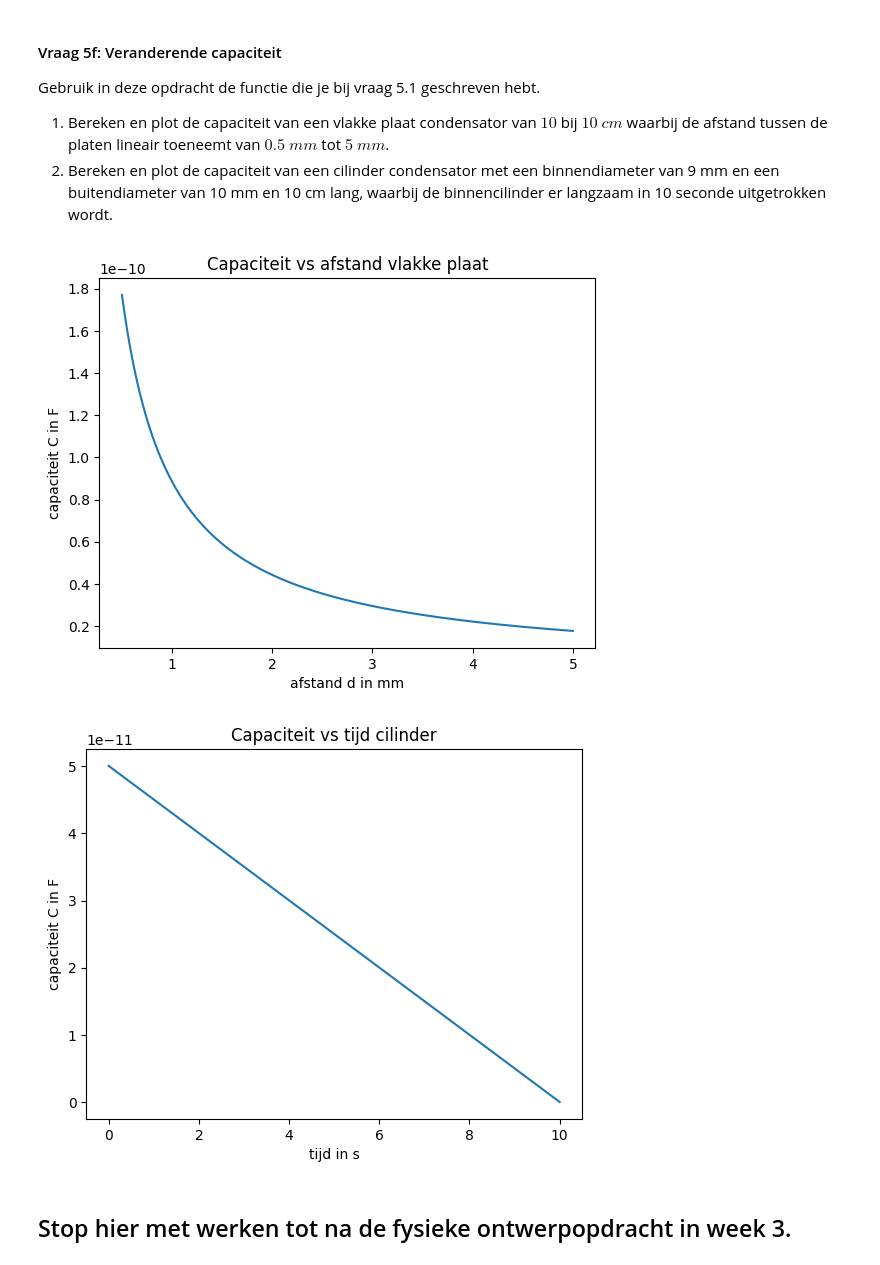
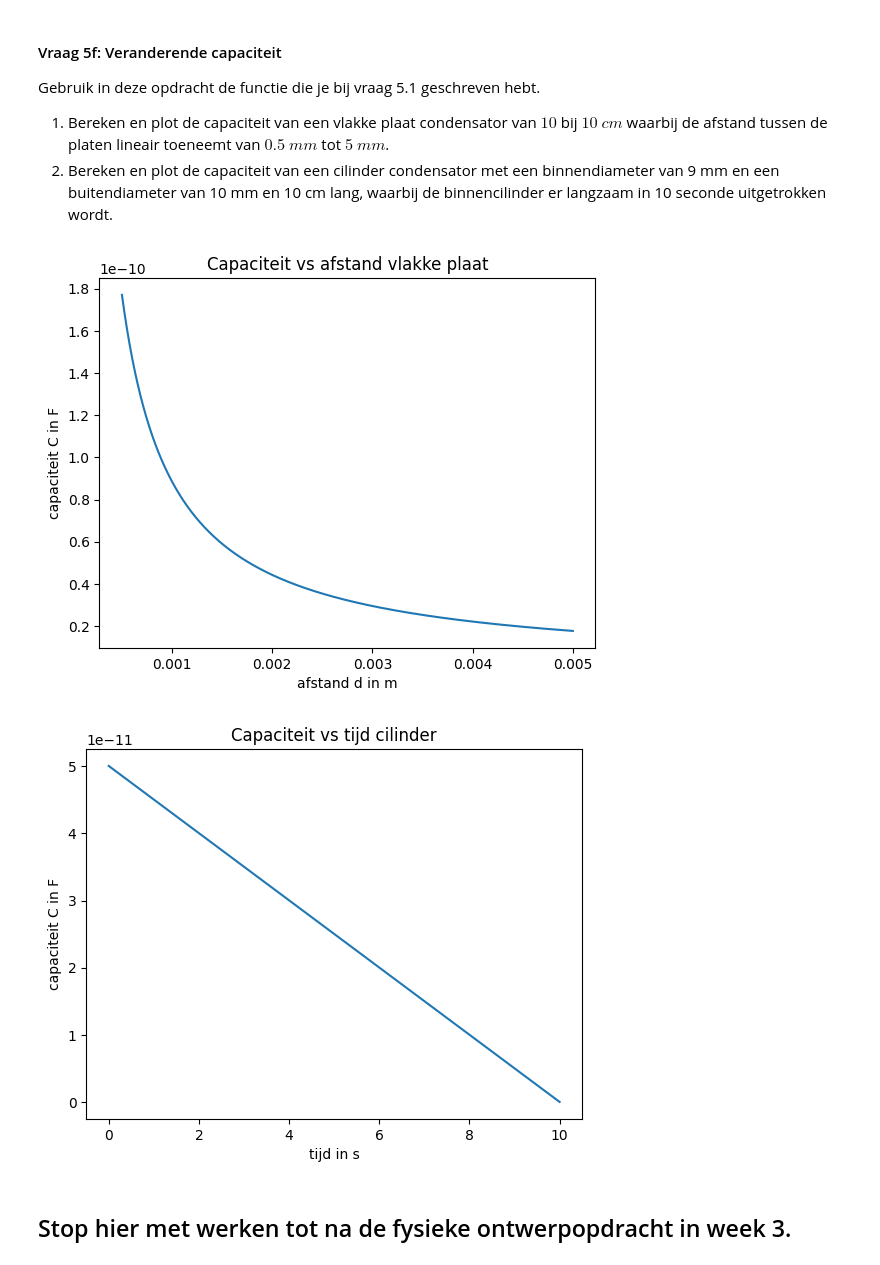
Before and after one commit to tdrvs/opdrachten-DEF-D, a Jupyter notebook: DigitaleOntwerpopdrachten/1CondensatorOpdracht/CondensatorOntwerpopdracht.ipynb, the cells around one changed output. Saved outputs shown, nothing was run; the diff lists cells and outputs as text; code cells hidden in the pictures.

```diff
--- a/DigitaleOntwerpopdrachten/1CondensatorOpdracht/CondensatorOntwerpopdracht.ipynb
+++ b/DigitaleOntwerpopdrachten/1CondensatorOpdracht/CondensatorOntwerpopdracht.ipynb
@@ -874,34 +860,33 @@ Gebruik in deze opdracht de functie die je bij vraag 5.1 geschreven hebt.
 # %%
 #1.
 A = 0.10 * 0.10
 d = np.linspace(0.5e-3, 5e-3, 1000)
 
 C = vlakkeplaat(epsilon0, A, d)
 
 plt.figure()
-plt.plot(d*1000, C)
-plt.xlabel("afstand d in mm")
+plt.plot(d, C)
+plt.xlabel("afstand d in m")
 plt.ylabel("capaciteit C in F")
 plt.title("Capaciteit vs afstand vlakke plaat")
 plt.show()
 
 #2.
 a = 9e-3 / 2
 b = 10e-3 / 2
-epsilon = epsilon0
 t = np.linspace(0, 10, 1000)
 L = 0.10 * (1 - t/10)
 
-C = cilinder(epsilon, a, b, L)
+C = cilinder(epsilon0, a, b, L)
 
 plt.figure()
 plt.plot(t, C)
 plt.xlabel("tijd in s")
 plt.ylabel("capaciteit C in F")
 plt.title("Capaciteit vs tijd cilinder")
 plt.show()
 # %% [output]
-[figure, old version]
+[figure, new version]
 [figure]
 # %% [markdown]
 ## Stop hier met werken tot na de fysieke ontwerpopdracht in week 3.
```
Also changed, not shown: parts of 6 cells of this notebook.
